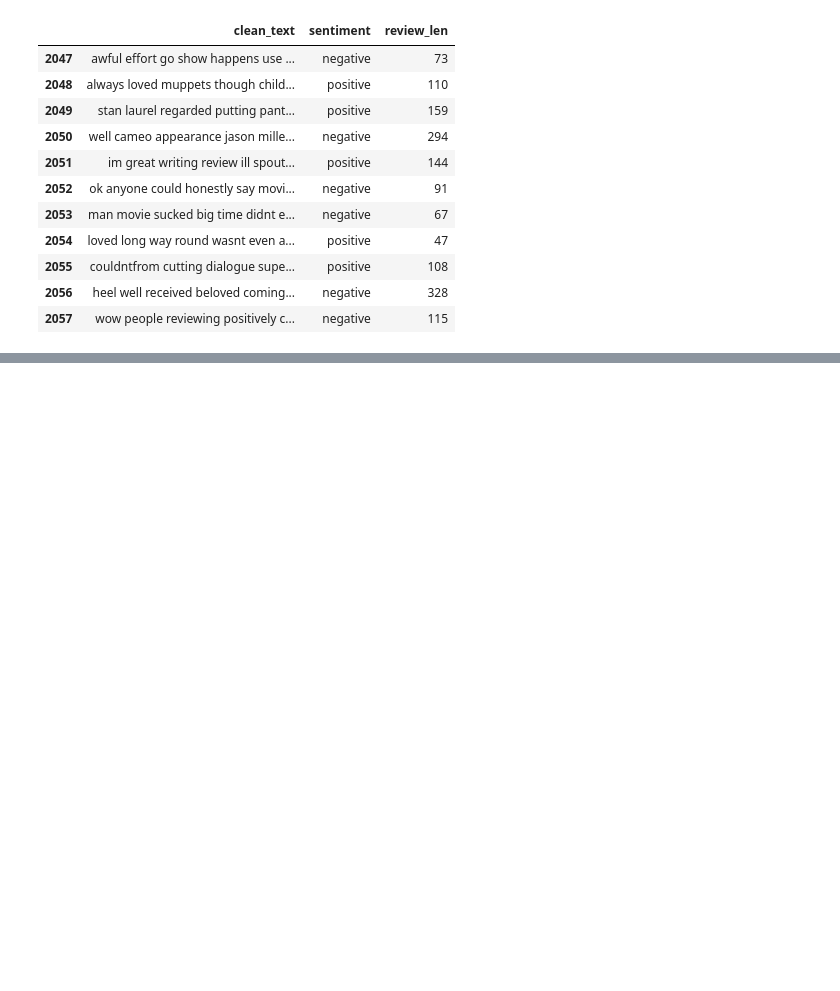
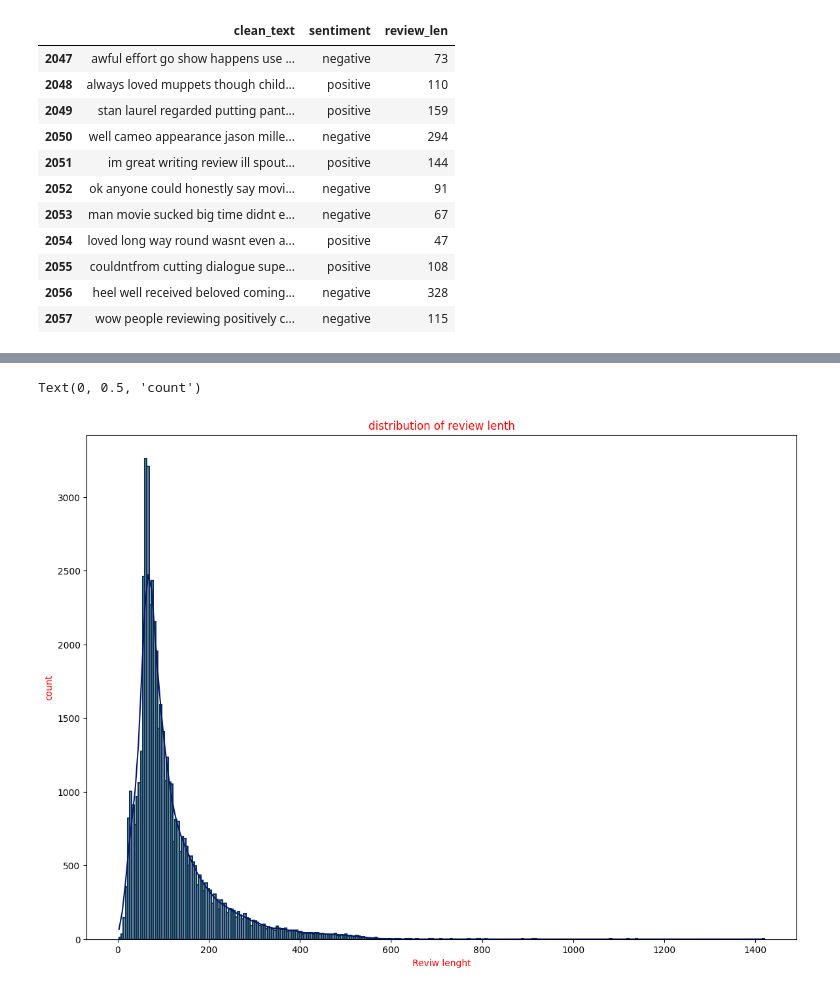
Before and after one commit to md-mojammel4761/Review-Polarity-Detector, a Jupyter notebook: notebook/data_exploration.ipynb, the cells around one changed output, grey strips where cells are left out. Saved outputs shown, nothing was run; the diff lists cells and outputs as text; code cells hidden in the pictures; blank space fills up the shorter version.

Commit message:
explore data

```diff
--- a/notebook/data_exploration.ipynb
+++ b/notebook/data_exploration.ipynb
@@ -69,0 +71,18 @@ Passing `palette` without assigning `hue` is deprecated and will be removed in v
+# %%
+plt.figure(figsize=(14,10))
+sns.histplot(
+    data=df,
+    x="review_len",
+    bins=300,
+    color="#0A1572",
+    edgecolor="#073749",
+    kde=True,
+    linewidth =1.5,
+)
+
+plt.title("distribution of review lenth",color="red")
+plt.xlabel("Reviw lenght",color="red")
+plt.ylabel("count",color="red")
+# %% [output]
+Text(0, 0.5, 'count')
+[figure, added]
```
Also changed, not shown: parts of 3 cells of this notebook.
